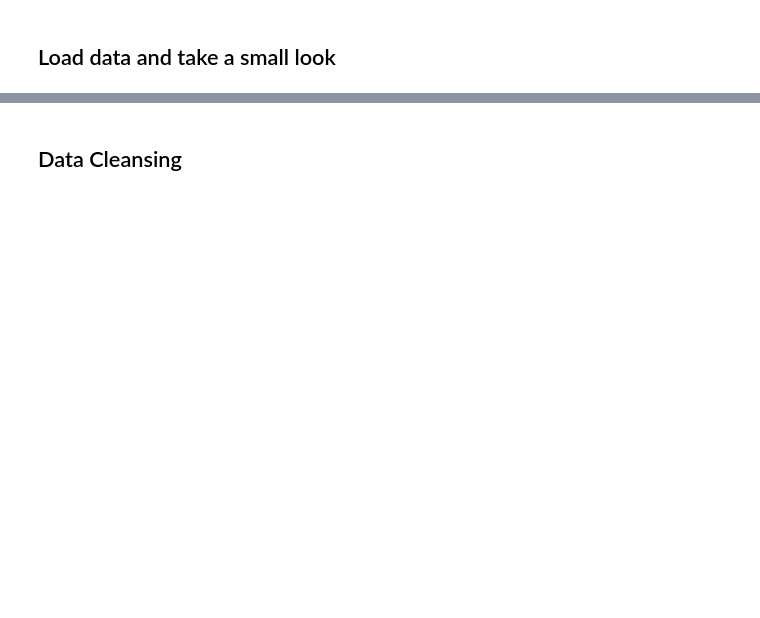
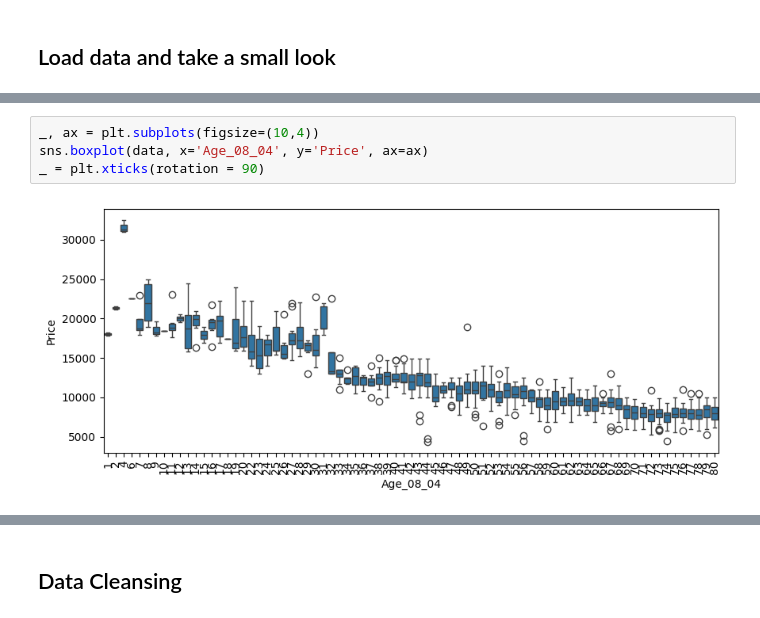
Before and after one commit to rubenfonnegra/analitica_datos, a Jupyter notebook: Sem_10/Practicum_9.ipynb, the cells around one changed output, grey strips where cells are left out. Saved outputs shown, nothing was run; the diff lists cells and outputs as text; blank space fills up the shorter version.

```diff
--- a/Sem_10/Practicum_9.ipynb
+++ b/Sem_10/Practicum_9.ipynb
@@ -30,0 +109,6 @@ _
+# %%
+_, ax = plt.subplots(figsize=(10,4))
+sns.boxplot(data, x='Age_08_04', y='Price', ax=ax)
+_ = plt.xticks(rotation = 90)
+# %% [output]
+[figure, added]
```
Also changed, not shown: parts of 59 cells of this notebook, 3 other files.
